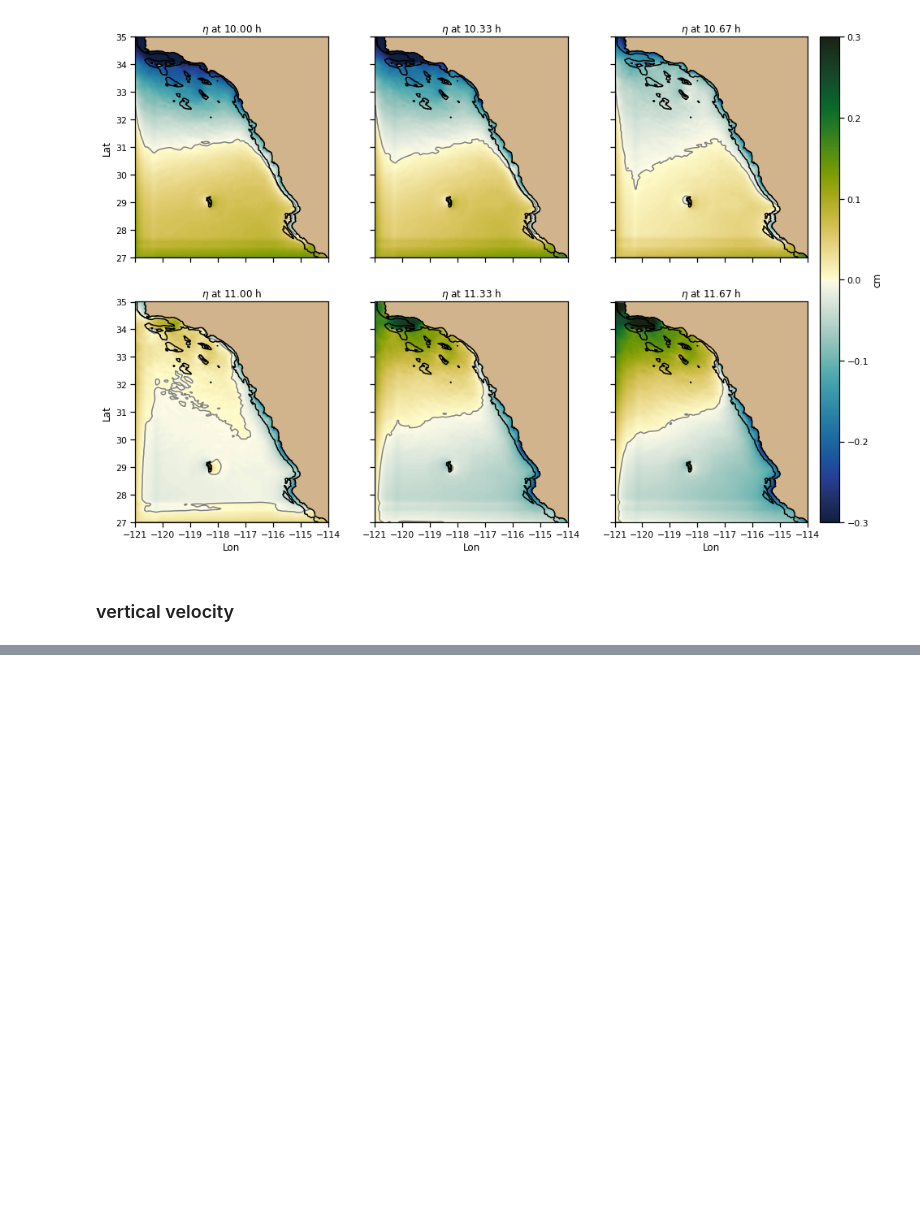
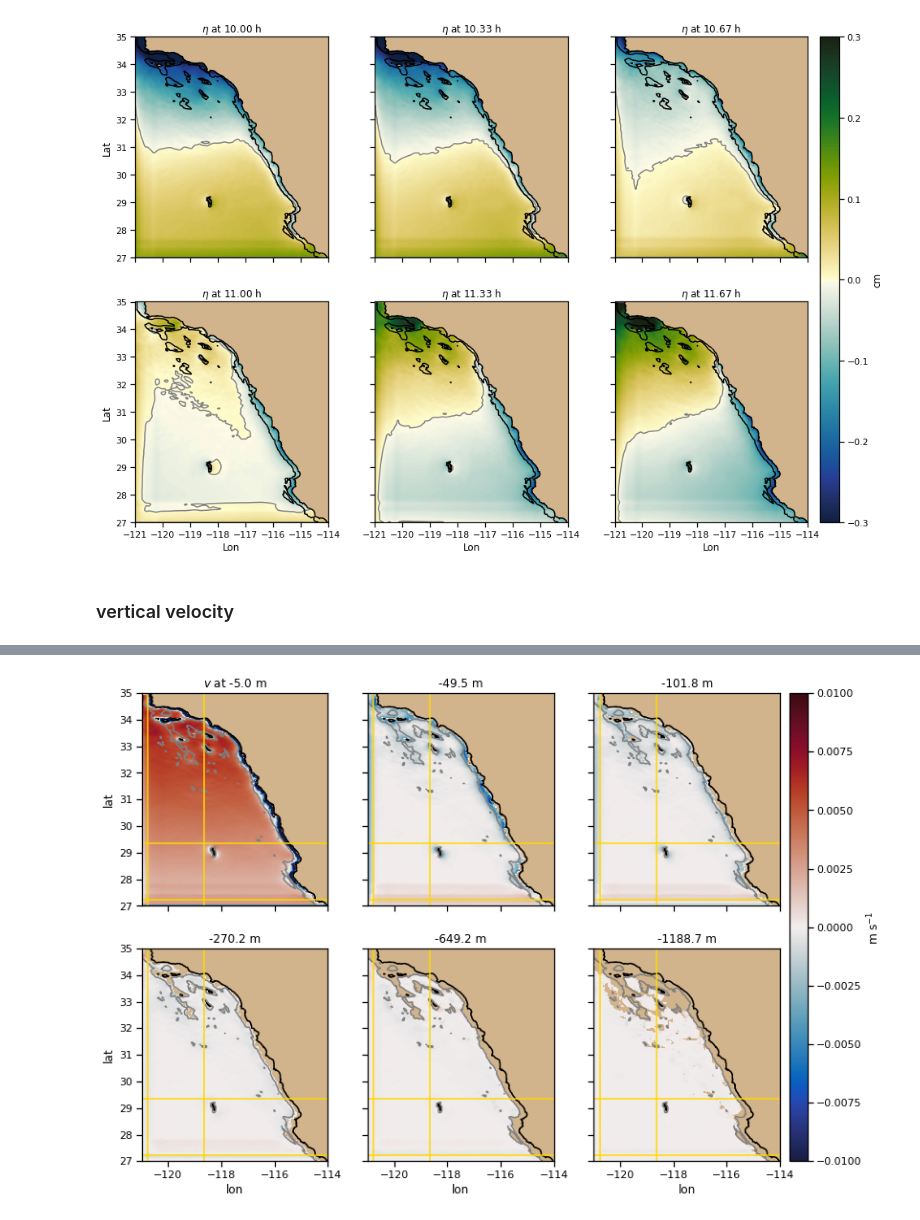
Before and after one commit to anakarinarm/notebooks_SVB, a Jupyter notebook: MITgcm/05_448x512x100/11_no_parallel_winds_noSVB.ipynb, the cells around one changed output, grey strips where cells are left out. Saved outputs shown, nothing was run; the diff lists cells and outputs as text; code cells hidden in the pictures; blank space fills up the shorter version.

```diff
--- a/MITgcm/05_448x512x100/11_no_parallel_winds_noSVB.ipynb
+++ b/MITgcm/05_448x512x100/11_no_parallel_winds_noSVB.ipynb
@@ -302,0 +388,80 @@ for ax in [ax0,ax1,ax2,ax3,ax4,ax5]:
+# %%
+sns.set_context('notebook')
+zz = 1
+zz2 =15
+zz3 = 25
+zz4 = 43
+zz5 = 60
+zz6 = 70
+tini = 24
+dt = 600
+ti = 71
+V1b = ds['VVEL'][ti,zz,:,:]
+V2b = ds['VVEL'][ti,zz2,:,:]
+V3b = ds['VVEL'][ti,zz3,:,:]
+V4b = ds['VVEL'][ti,zz4,:,:]
+V5b = ds['VVEL'][ti,zz5,:,:]
+V6b = ds['VVEL'][ti,zz6,:,:]
+
+fig, ((ax0,ax1,ax2),(ax3,ax4,ax5)) = plt.subplots(2,3,figsize=(12,9), sharey=True, sharex=True)
+ax0.set_facecolor('tan')
+ax1.set_facecolor('tan')
+ax2.set_facecolor('tan')
+ax3.set_facecolor('tan')
+ax4.set_facecolor('tan')
+ax5.set_facecolor('tan')
+
+pc = ax0.pcolormesh(lon,lat, np.ma.masked_array(V1b,mask=mask[zz,:,:]),
+                   cmap=cmo.cm.balance, vmin=-1E-2, vmax=1E-2)
+ax0.contour(lon,lat,depth, levels=[0,500], colors=['k', '0.5'])
+
+pc = ax1.pcolormesh(lon,lat, np.ma.masked_array(V2b,mask=mask[zz2,:,:]),
+                  cmap=cmo.cm.balance, vmin=-1E-2, vmax=1E-2)
+ax1.contour(lon,lat,depth, levels=[0,500], colors=['k','0.5'])
+
+pc = ax2.pcolormesh(lon,lat, np.ma.masked_array(V3b,mask=mask[zz3,:,:]),
+                  cmap=cmo.cm.balance, vmin=-1E-2, vmax=1E-2)
+ax2.contour(lon,lat,depth, levels=[0,500], colors=['k', '0.5'])
+
+pc = ax3.pcolormesh(lon,lat, np.ma.masked_array(V4b,mask=mask[zz4,:,:]),
+                  cmap=cmo.cm.balance, vmin=-1E-2, vmax=1E-2)
+ax3.contour(lon,lat,depth, levels=[0,500], colors=['k', '0.5'])
+
+pc = ax4.pcolormesh(lon,lat, np.ma.masked_array(V5b,mask=mask[zz5,:,:]),
+                  cmap=cmo.cm.balance, vmin=-1E-2, vmax=1E-2)
+ax4.contour(lon,lat,depth, levels=[0,500], colors=['k', '0.5'])
+
+pc = ax5.pcolormesh(lon,lat, np.ma.masked_array(V6b,mask=mask[zz6,:,:]),
+                  cmap=cmo.cm.balance,vmin=-1E-2, vmax=1E-2)
+ax5.contour(lon,lat,depth, levels=[0,500], colors=['k', '0.5'])
+
+norm = mpl.colors.Normalize(vmin=-1E-2, vmax=1E-2)
+cbar_ax = fig.add_axes([0.91, 0.125, 0.022, 0.755])
+cb = fig.colorbar(mpl.cm.ScalarMappable(norm=norm, cmap=cmo.cm.balance),
+                  cax=cbar_ax, orientation='vertical',label='m s$^{-1}$')
+
+ax3.set_xlabel('lon')
+ax4.set_xlabel('lon')
+ax5.set_xlabel('lon')
+ax0.set_ylabel('lat')
+ax3.set_ylabel('lat')
+
+ax0.set_title(r'$v$ at %1.1f m'%(Z[zz]))
+ax1.set_title('%1.1f m'%(Z[zz2]))
+ax2.set_title('%1.1f m'%(Z[zz3]))
+ax3.set_title('%1.1f m'%(Z[zz4]))
+ax4.set_title('%1.1f m'%(Z[zz5]))
+ax5.set_title('%1.1f m'%(Z[zz6]))
+
+for ax in [ax0,ax1,ax2,ax3,ax4,ax5]:
+    ax.set_aspect(1)
+    ax.set_ylim(27,35)
+    ax.set_xlim(-121,-114)
+    ax.axhline(lat[14], color='gold')
+    ax.axvline(lon[14], color='gold')
+    ax.axhline(lat[150], color='gold')
+    ax.axvline(lon[150], color='gold')
+
+#plt.tight_layout()
+# %% [output]
+[figure, added]
```
Also changed, not shown: parts of 3 cells of this notebook, 10 other files.
